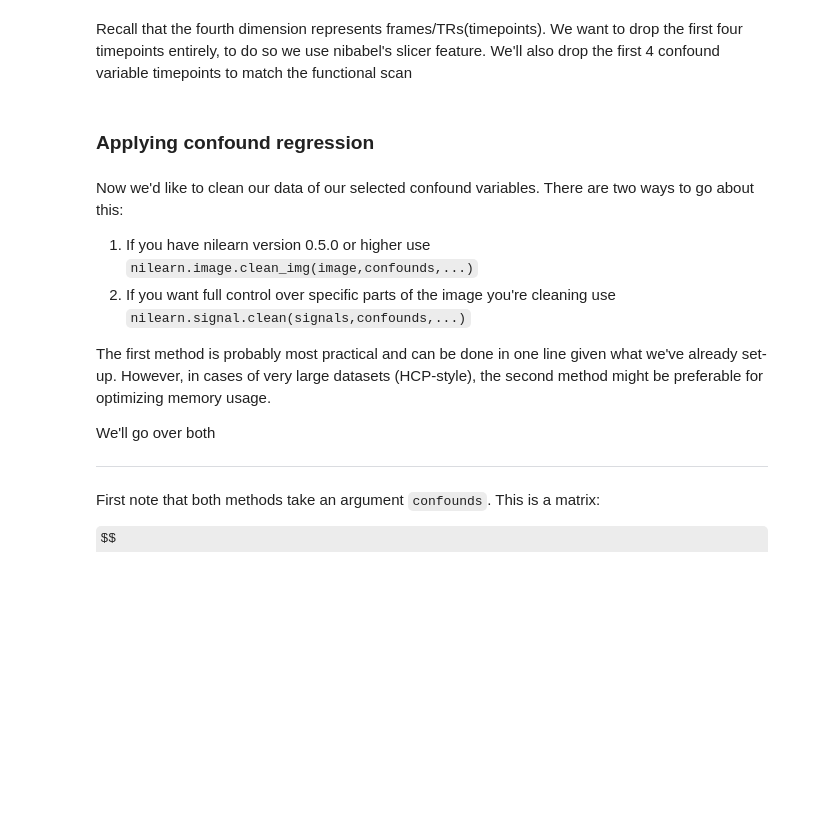
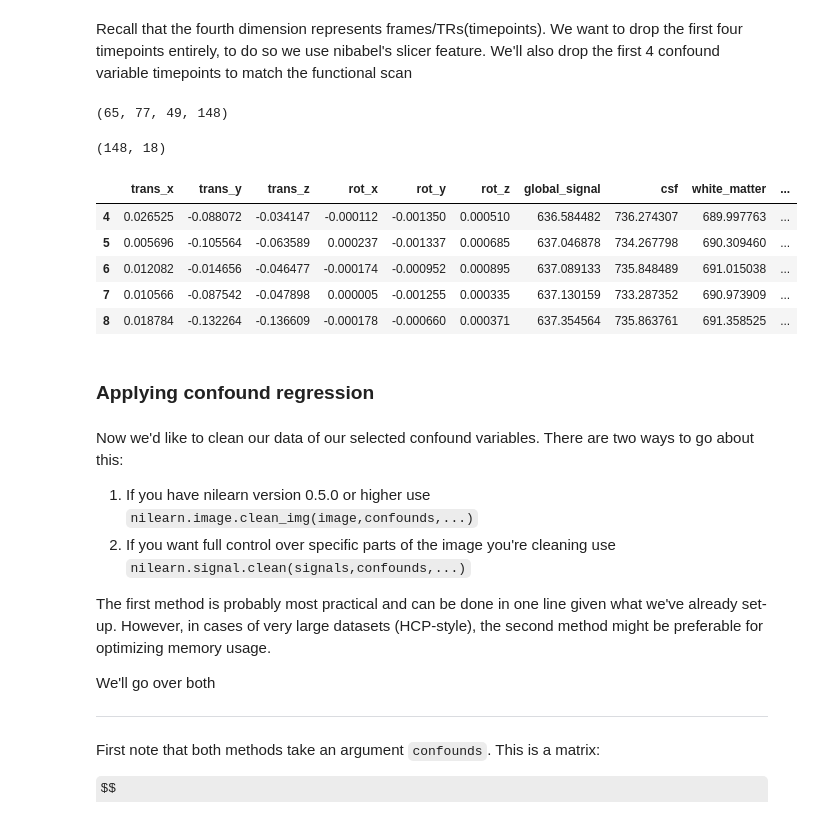
Before and after one commit to carpentries-incubator/SDC-BIDS-fMRI, a Jupyter notebook: code/06_data-cleaning-with-nilearn_solutions.ipynb, the cells around one changed output. Saved outputs shown, nothing was run; the diff lists cells and outputs as text; code cells hidden in the pictures; some formulas as TeX source; blank space fills up the shorter version.

```diff
--- a/code/06_data-cleaning-with-nilearn_solutions.ipynb
+++ b/code/06_data-cleaning-with-nilearn_solutions.ipynb
@@ -130,13 +188,23 @@ raw_func_img.shape
 # %% [markdown]
 Recall that the fourth dimension represents frames/TRs(timepoints). We want to drop the first four timepoints entirely, to do so we use nibabel's slicer feature. We'll also drop the first 4 confound variable timepoints to match the functional scan
 # %%
-func_img = raw_func_img.slicer[:,:,:,5:]
+func_img = raw_func_img.slicer[:,:,:,4:]
 func_img.shape
+# %% [output]
+(65, 77, 49, 148)
 # %%
 #Drop confound dummy TRs
-drop_confound_df = confound_df.loc[5:]
+drop_confound_df = confound_df.loc[4:]
 print(drop_confound_df.shape) #number of rows should match that of the functional image
 drop_confound_df.head()
+# %% [output]
+(148, 18)
+|  | trans_x | trans_y | trans_z | rot_x | rot_y | rot_z | global_signal | csf | white_matter | ... |
+| 4 | 0.026525 | -0.088072 | -0.034147 | -0.000112 | -0.001350 | 0.000510 | 636.584482 | 736.274307 | 689.997763 | ... |
+| 5 | 0.005696 | -0.105564 | -0.063589 | 0.000237 | -0.001337 | 0.000685 | 637.046878 | 734.267798 | 690.309460 | ... |
+| 6 | 0.012082 | -0.014656 | -0.046477 | -0.000174 | -0.000952 | 0.000895 | 637.089133 | 735.848489 | 691.015038 | ... |
+| 7 | 0.010566 | -0.087542 | -0.047898 | 0.000005 | -0.001255 | 0.000335 | 637.130159 | 733.287352 | 690.973909 | ... |
+| 8 | 0.018784 | -0.132264 | -0.136609 | -0.000178 | -0.000660 | 0.000371 | 637.354564 | 735.863761 | 691.358525 | ... |
 # %% [markdown]
 ### Applying confound regression
 # %% [markdown]
```
Also changed, not shown: parts of 20 cells of this notebook, 1 other file.
